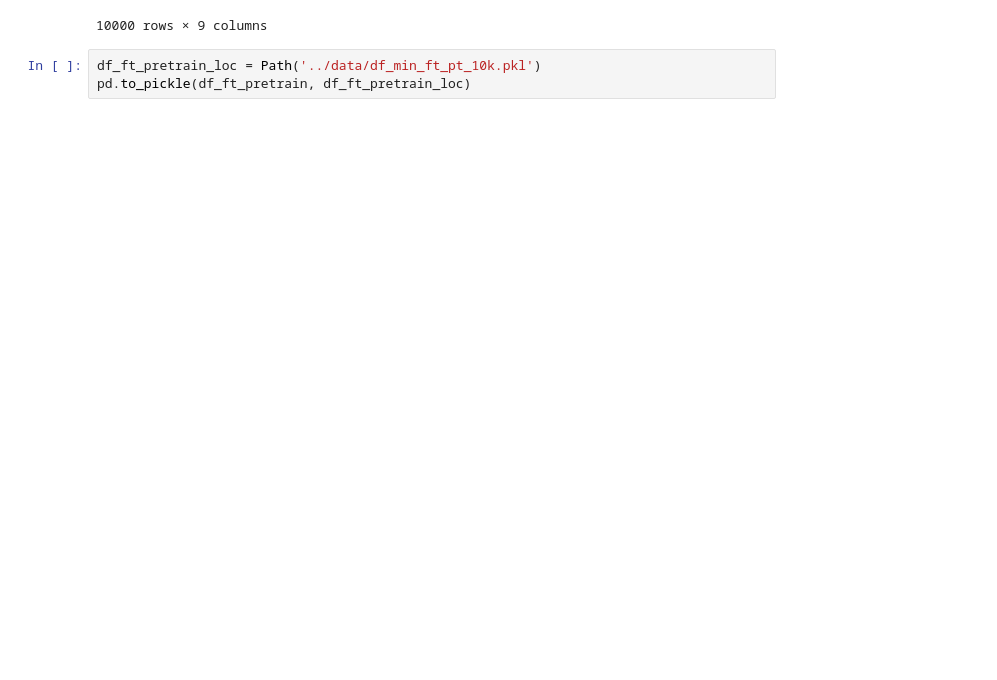
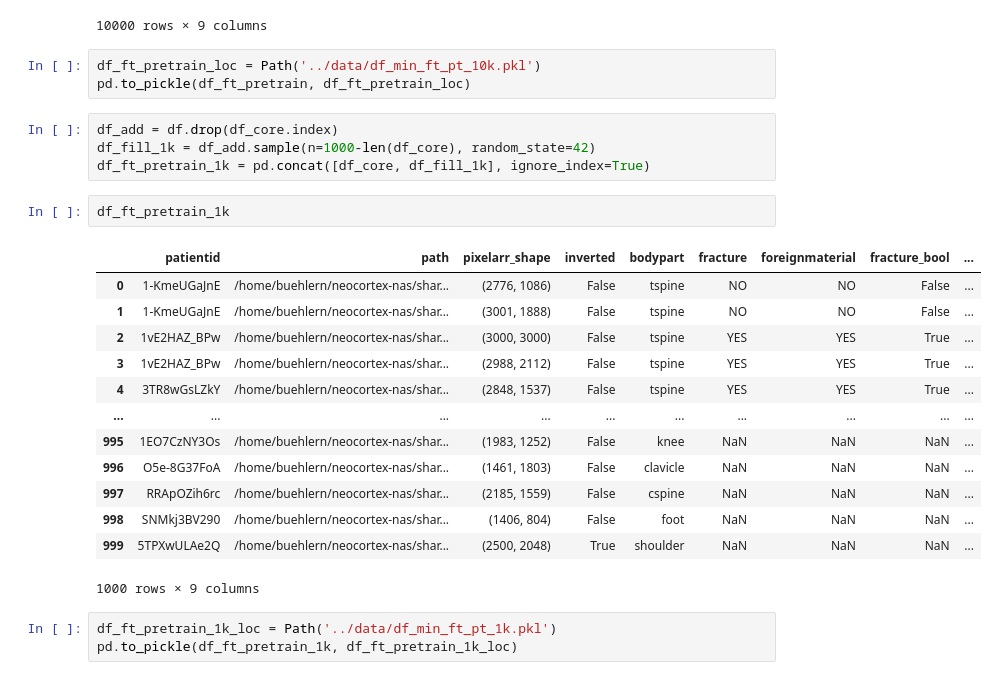
Before and after one commit to niklasbuehler/radiograph-pretraining, a Jupyter notebook: notebooks/Finetuning Test Dataset.ipynb, the cells around one changed output. Drawn from its saved outputs; the diff is of its cells as text; blank space fills up the shorter version.

Commit message:
Pretraining for Finetuning Experiments

```diff
--- a/notebooks/Finetuning Test Dataset.ipynb
+++ b/notebooks/Finetuning Test Dataset.ipynb
@@ -294,3 +294,26 @@ df_ft_pretrain
 # %%
 df_ft_pretrain_loc = Path('../data/df_min_ft_pt_10k.pkl')
 pd.to_pickle(df_ft_pretrain, df_ft_pretrain_loc)
+# %%
+df_add = df.drop(df_core.index)
+df_fill_1k = df_add.sample(n=1000-len(df_core), random_state=42)
+df_ft_pretrain_1k = pd.concat([df_core, df_fill_1k], ignore_index=True)
+# %%
+df_ft_pretrain_1k
+# %% [output]
+|  | patientid | path | pixelarr_shape | inverted | bodypart | fracture | foreignmaterial | fracture_bool | ... |
+| 0 | 1-KmeUGaJnE | /home/buehlern/neocortex-nas/shar... | (2776, 1086) | False | tspine | NO | NO | False | ... |
+| 1 | 1-KmeUGaJnE | /home/buehlern/neocortex-nas/shar... | (3001, 1888) | False | tspine | NO | NO | False | ... |
+| 2 | 1vE2HAZ_BPw | /home/buehlern/neocortex-nas/shar... | (3000, 3000) | False | tspine | YES | YES | True | ... |
+| 3 | 1vE2HAZ_BPw | /home/buehlern/neocortex-nas/shar... | (2988, 2112) | False | tspine | YES | YES | True | ... |
+| 4 | 3TR8wGsLZkY | /home/buehlern/neocortex-nas/shar... | (2848, 1537) | False | tspine | YES | YES | True | ... |
+| ... | ... | ... | ... | ... | ... | ... | ... | ... | ... |
+| 995 | 1EO7CzNY3Os | /home/buehlern/neocortex-nas/shar... | (1983, 1252) | False | knee | NaN | NaN | NaN | ... |
+| 996 | O5e-8G37FoA | /home/buehlern/neocortex-nas/shar... | (1461, 1803) | False | clavicle | NaN | NaN | NaN | ... |
+| 997 | RRApOZih6rc | /home/buehlern/neocortex-nas/shar... | (2185, 1559) | False | cspine | NaN | NaN | NaN | ... |
+| 998 | SNMkj3BV290 | /home/buehlern/neocortex-nas/shar... | (1406, 804) | False | foot | NaN | NaN | NaN | ... |
+| 999 | 5TPXwULAe2Q | /home/buehlern/neocortex-nas/shar... | (2500, 2048) | True | shoulder | NaN | NaN | NaN | ... |
+1000 rows × 9 columns
+# %%
+df_ft_pretrain_1k_loc = Path('../data/df_min_ft_pt_1k.pkl')
+pd.to_pickle(df_ft_pretrain_1k, df_ft_pretrain_1k_loc)
```
Also changed, not shown: 11 other files.
